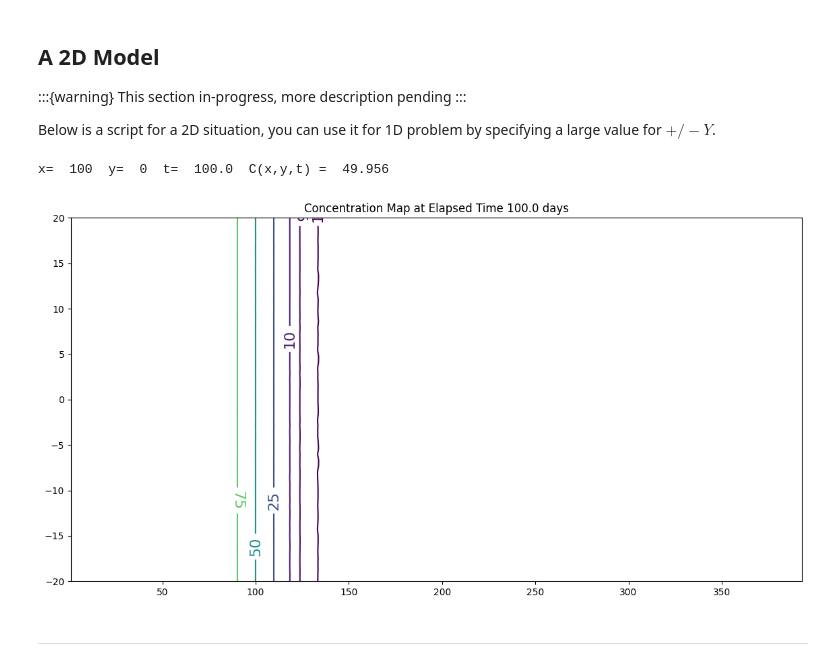
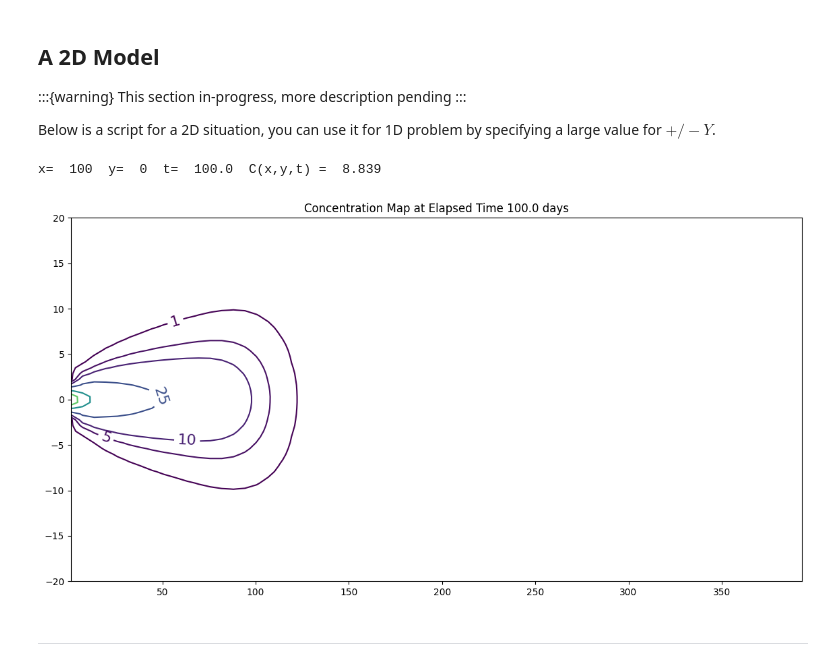
Before and after one commit to dustykat/ce-5364-webroot, a Jupyter notebook: ce5364jupyterbook/_build/html/_sources/chapters/06reactive.transport/06reactive.transport.ipynb, the cells around one changed output. Cells and saved outputs as stored; diff of their text form; code cells hidden in the pictures.

```diff
--- a/ce5364jupyterbook/_build/html/_sources/chapters/06reactive.transport/06reactive.transport.ipynb
+++ b/ce5364jupyterbook/_build/html/_sources/chapters/06reactive.transport/06reactive.transport.ipynb
@@ -642,7 +642,7 @@ Dx = 1.0
 Dy = 0.1
 V = 1.0
 time = 100.0
-Y = 1000.0
+Y = 2.0
 R = 1.0
 LAM = 0.00001
 
@@ -691,35 +691,35 @@ for irow in range(nrows):
        # print(count)
         count=count+1
 
 #print(len(my_xyz))
 
 import pandas
 my_xyz = pandas.DataFrame(my_xyz) # convert into a data frame
 import numpy
 import matplotlib.pyplot
 from scipy.interpolate import griddata
 # extract lists from the dataframe
 coord_x = my_xyz[0].values.tolist() # column 0 of dataframe
 coord_y = my_xyz[1].values.tolist() # column 1 of dataframe
 coord_z = my_xyz[2].values.tolist() # column 2 of dataframe
 #print(min(coord_x), max(coord_x)) # activate to examine the dataframe
 #print(min(coord_y), max(coord_y))
 coord_xy = numpy.column_stack((coord_x, coord_y))
 # Set plotting range in original data units
 lon = numpy.linspace(min(coord_x), max(coord_x), 64)
 lat = numpy.linspace(min(coord_y), max(coord_y), 64)
 X, Y = numpy.meshgrid(lon, lat)
 # Grid the data; use linear interpolation (choices are nearest, linear, cubic)
 Z = griddata(numpy.array(coord_xy), numpy.array(coord_z), (X, Y), method='cubic')
 # Build the map
 fig, ax = matplotlib.pyplot.subplots()
 fig.set_size_inches(14, 7)
 CS = ax.contour(X, Y, Z, levels = [1,5,10,25,50,75,100])
 ax.clabel(CS, inline=2, fontsize=16)
 ax.set_title('Concentration Map at Elapsed Time '+ str(round(time,1))+' days');
 # %% [output]
-x=  100  y=  0  t=  100.0  C(x,y,t) =  49.956
+x=  100  y=  0  t=  100.0  C(x,y,t) =  8.839
-[figure, old version]
+[figure, new version]
 # %% [markdown]
 ---
 # %% [markdown]
```
Also changed, not shown: 15 other files.
